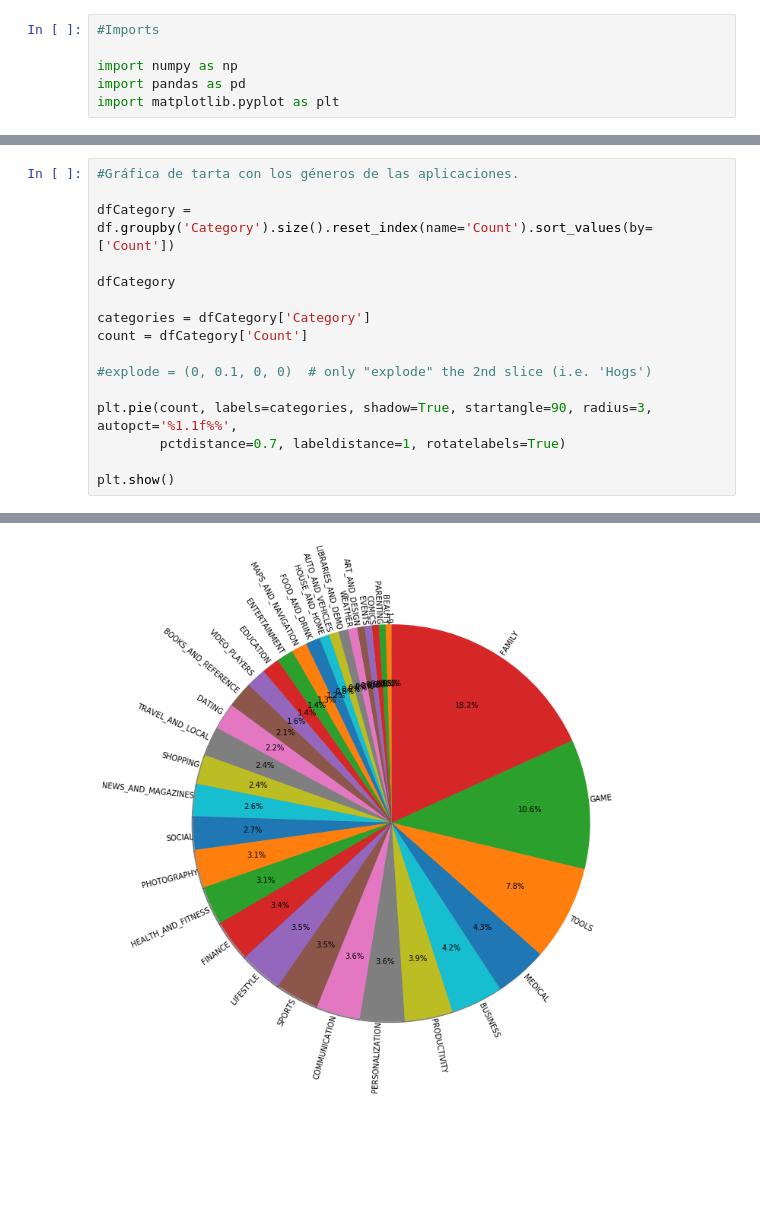
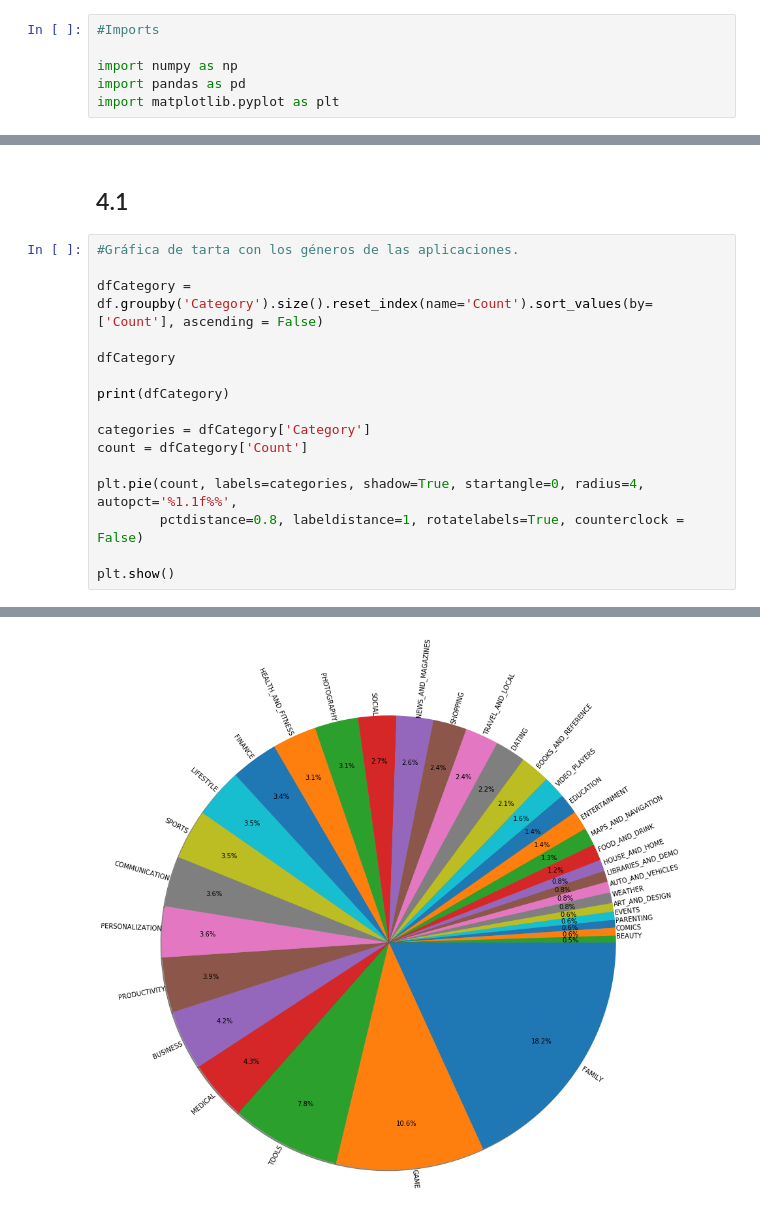
Before and after one commit to Asapuskis/PEC1, a Jupyter notebook: PEC1_AsierAguayo.ipynb, the cells around one changed output, grey strips where cells are left out. Drawn from its saved outputs; the diff is of its cells as text; blank space fills up the shorter version.

```diff
--- a/PEC1_AsierAguayo.ipynb
+++ b/PEC1_AsierAguayo.ipynb
@@ -54,17 +101,19 @@ df
+# %% [markdown]
+<h2>4.1
 # %%
 #Gráfica de tarta con los géneros de las aplicaciones.
 
-dfCategory = df.groupby('Category').size().reset_index(name='Count').sort_values(by=['Count'])
+dfCategory = df.groupby('Category').size().reset_index(name='Count').sort_values(by=['Count'], ascending = False)
 
 dfCategory
+
+print(dfCategory)
 
 categories = dfCategory['Category']
 count = dfCategory['Count']
 
-#explode = (0, 0.1, 0, 0)  # only "explode" the 2nd slice (i.e. 'Hogs')
-
-plt.pie(count, labels=categories, shadow=True, startangle=90, radius=3, autopct='%1.1f%%',
-        pctdistance=0.7, labeldistance=1, rotatelabels=True)
+plt.pie(count, labels=categories, shadow=True, startangle=0, radius=4, autopct='%1.1f%%',
+        pctdistance=0.8, labeldistance=1, rotatelabels=True, counterclock = False)
 
 plt.show()
 # %% [output]
@@ -71 +137 @@ plt.show()
-[figure, old version]
+[figure, new version]
```
Also changed, not shown: parts of 6 cells of this notebook.
